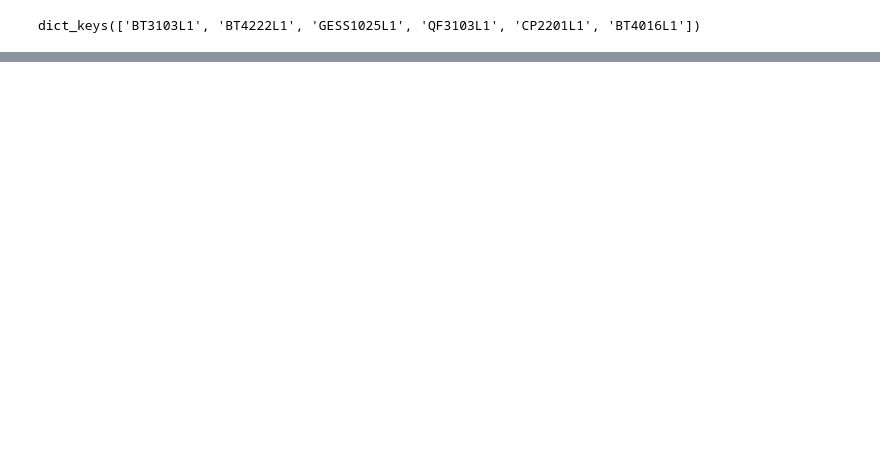
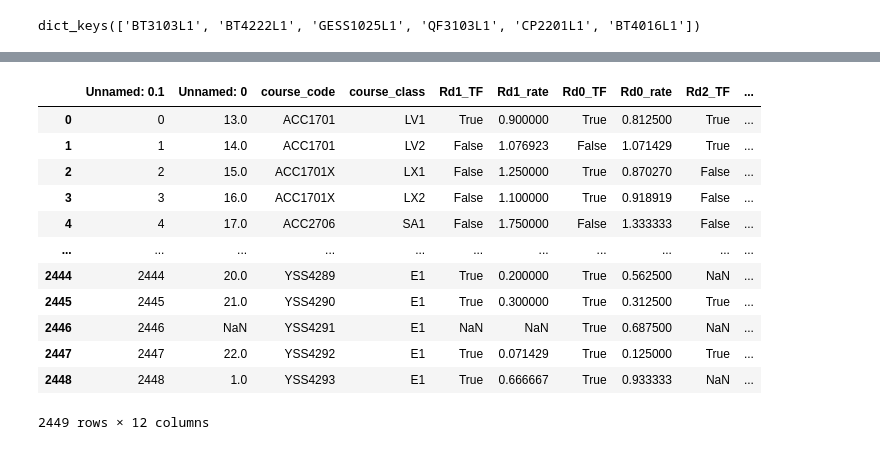
Before and after one commit to ouch528/CourseRank, a Jupyter notebook: testing.ipynb, the cells around one changed output, grey strips where cells are left out. Cells and saved outputs as stored; diff of their text form; code cells hidden in the pictures; blank space fills up the shorter version.

```diff
--- a/testing.ipynb
+++ b/testing.ipynb
@@ -9,3 +27,20 @@ dict_keys(['BT3103L1', 'BT4222L1', 'GESS1025L1', 'QF3103L1', 'CP2201L1', 'BT4016
+# %%
+df2 = pd.read_csv(r"D:\NUS\Hackathon & Projects\Hack&Roll\courseregRank\2324S2.csv")
+df2
+# %% [output]
+|  | Unnamed: 0.1 | Unnamed: 0 | course_code | course_class | Rd1_TF | Rd1_rate | Rd0_TF | Rd0_rate | Rd2_TF | ... |
+| 0 | 0 | 13.0 | ACC1701 | LV1 | True | 0.900000 | True | 0.812500 | True | ... |
+| 1 | 1 | 14.0 | ACC1701 | LV2 | False | 1.076923 | False | 1.071429 | True | ... |
+| 2 | 2 | 15.0 | ACC1701X | LX1 | False | 1.250000 | True | 0.870270 | False | ... |
+| 3 | 3 | 16.0 | ACC1701X | LX2 | False | 1.100000 | True | 0.918919 | False | ... |
+| 4 | 4 | 17.0 | ACC2706 | SA1 | False | 1.750000 | False | 1.333333 | False | ... |
+| ... | ... | ... | ... | ... | ... | ... | ... | ... | ... | ... |
+| 2444 | 2444 | 20.0 | YSS4289 | E1 | True | 0.200000 | True | 0.562500 | NaN | ... |
+| 2445 | 2445 | 21.0 | YSS4290 | E1 | True | 0.300000 | True | 0.312500 | True | ... |
+| 2446 | 2446 | NaN | YSS4291 | E1 | NaN | NaN | True | 0.687500 | NaN | ... |
+| 2447 | 2447 | 22.0 | YSS4292 | E1 | True | 0.071429 | True | 0.125000 | True | ... |
+| 2448 | 2448 | 1.0 | YSS4293 | E1 | True | 0.666667 | True | 0.933333 | NaN | ... |
+2449 rows × 12 columns
 # %%
 #read csv
 import numpy as np
```
Also changed, not shown: parts of 6 cells of this notebook, 32 other files.
